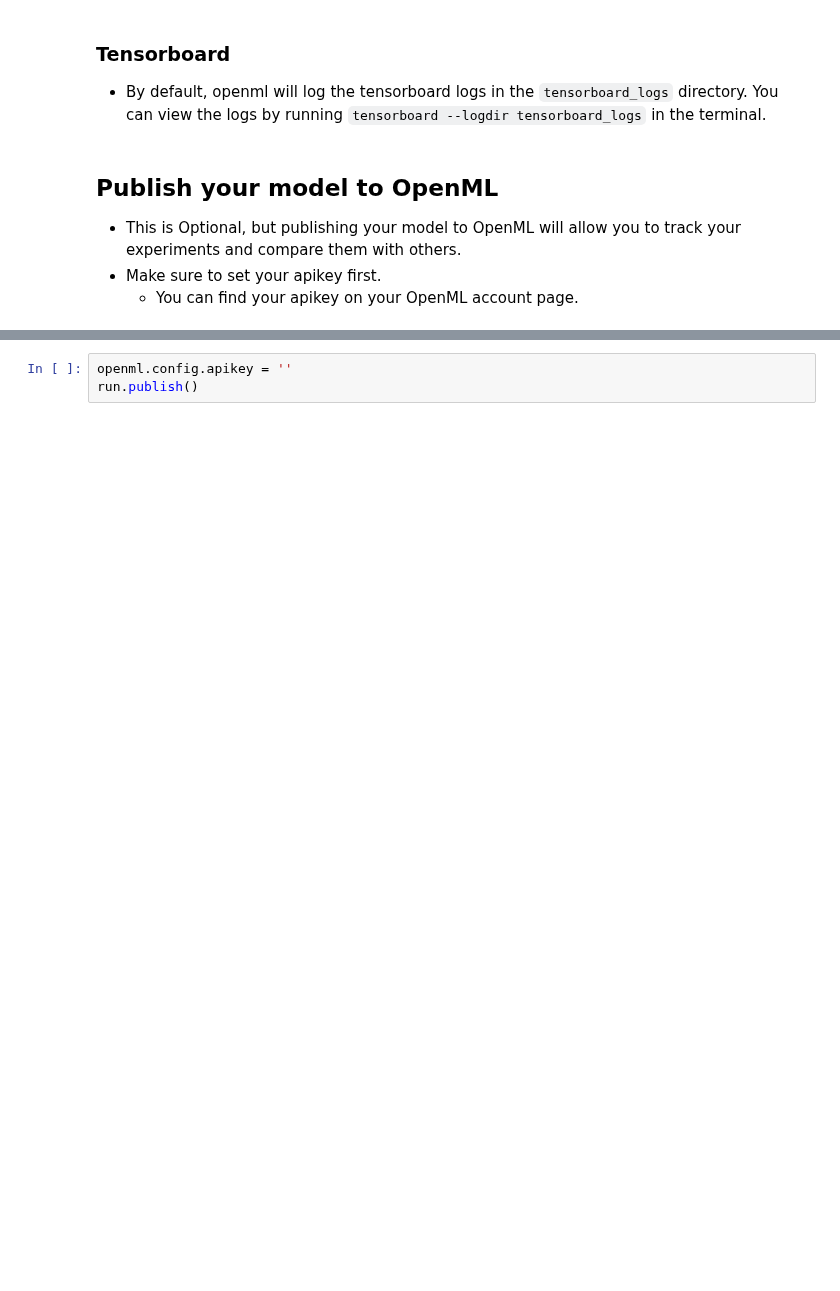
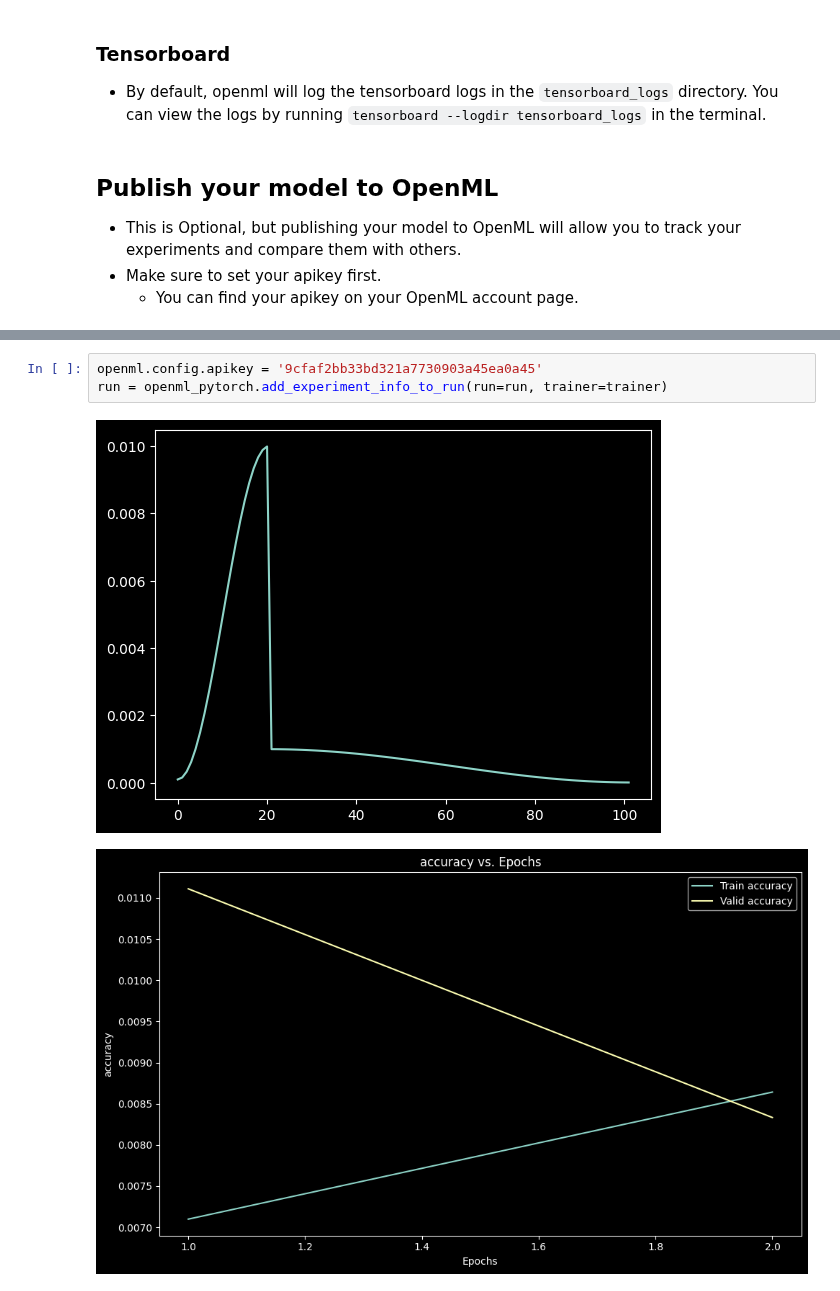
Before and after one commit to openml/openml-pytorch, a Jupyter notebook: docs/Examples/Image Classification Task.ipynb, the cells around one changed output, grey strips where cells are left out. Saved outputs shown, nothing was run; the diff lists cells and outputs as text; blank space fills up the shorter version.

```diff
--- a/docs/Examples/Image Classification Task.ipynb
+++ b/docs/Examples/Image Classification Task.ipynb
@@ -104,3 +180,6 @@ trainer.export_to_netron()
 # %%
-openml.config.apikey = ''
-run.publish()
+openml.config.apikey = '9cfaf2bb33bd321a7730903a45ea0a45'
+run = openml_pytorch.add_experiment_info_to_run(run=run, trainer=trainer)
+# %% [output]
+[figure, added]
+[figure, added]
```
Also changed, not shown: parts of 10 cells of this notebook, 9 other files.
